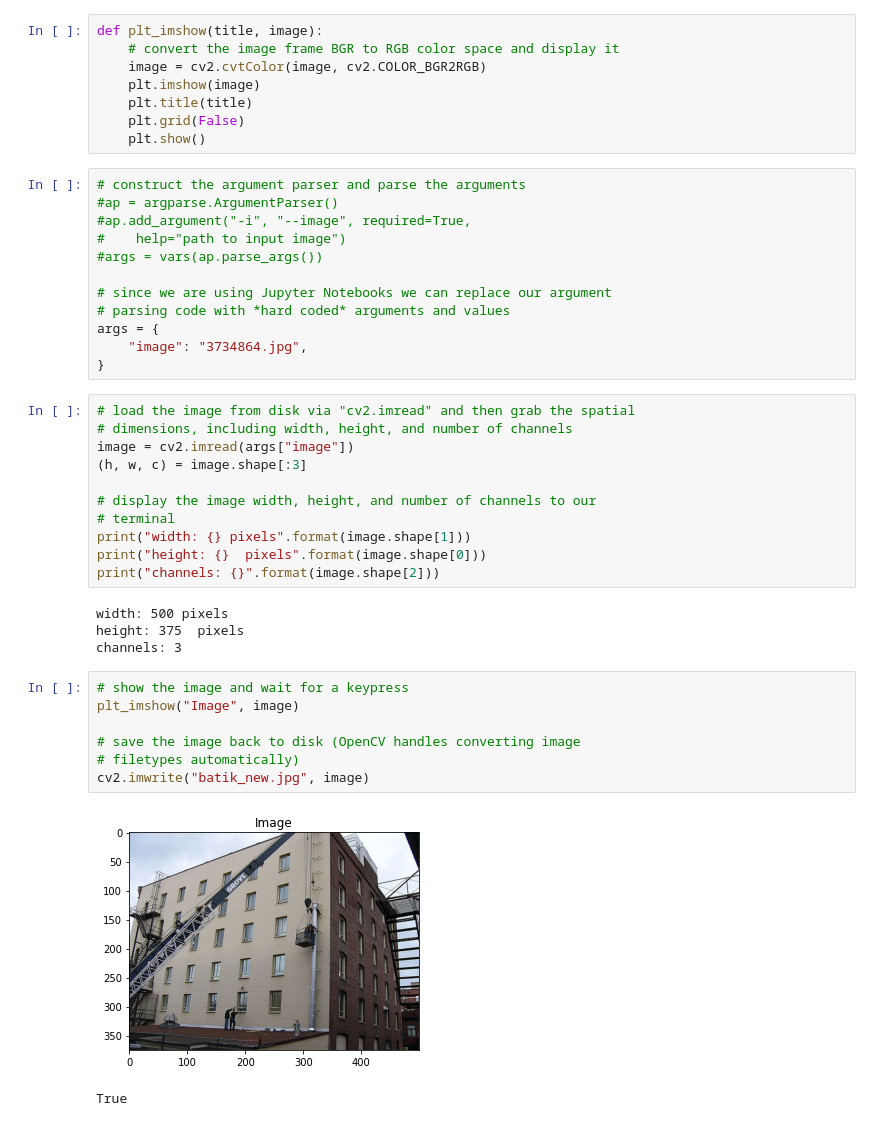
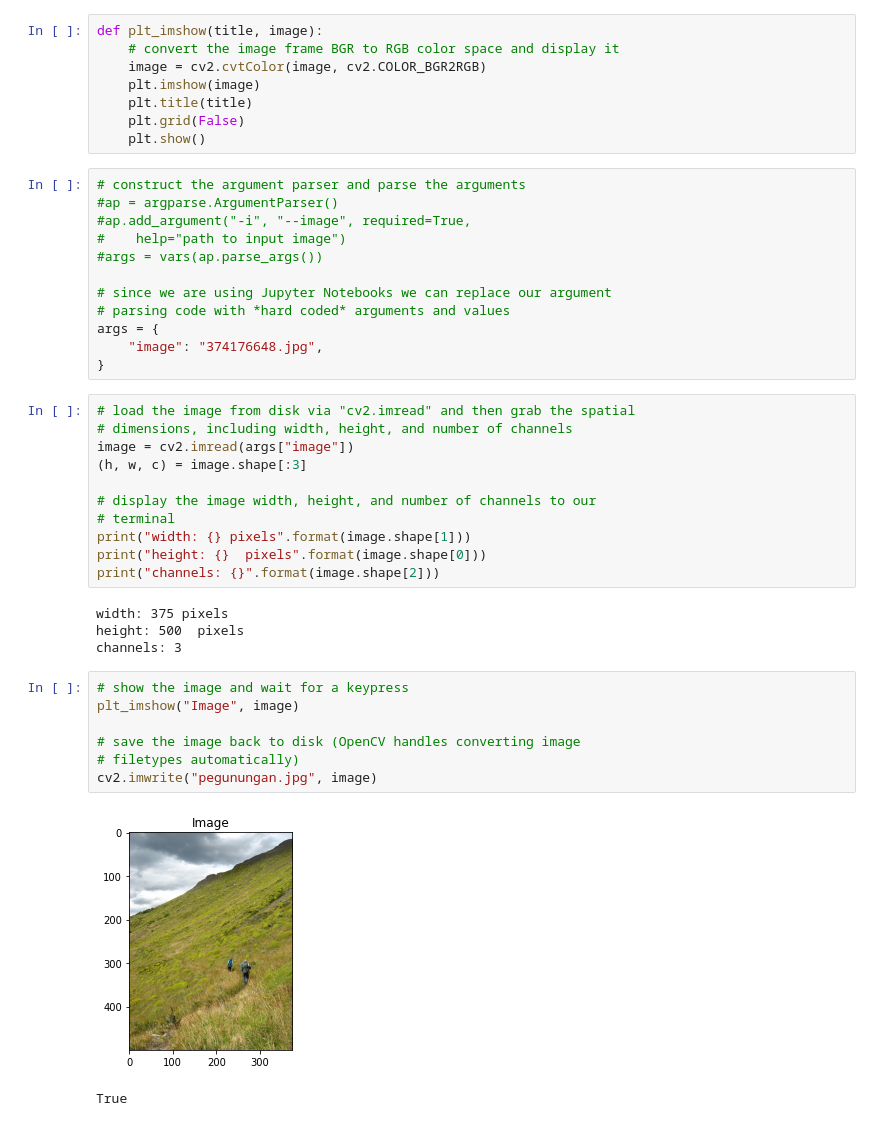
Before and after one commit to hanifnurf/TubesTKC_FlickrImage, a Jupyter notebook: opencv_basic/read_write_image.ipynb, the cells around one changed output. Drawn from its saved outputs; the diff is of its cells as text.

```diff
--- a/opencv_basic/read_write_image.ipynb
+++ b/opencv_basic/read_write_image.ipynb
@@ -34,7 +32,7 @@ def plt_imshow(title, image):
 # since we are using Jupyter Notebooks we can replace our argument
 # parsing code with *hard coded* arguments and values
 args = {
-	"image": "3734864.jpg",
+	"image": "374176648.jpg",
 }
 # %%
 # load the image from disk via "cv2.imread" and then grab the spatial
@@ -48,16 +46,16 @@ print("width: {} pixels".format(image.shape[1]))
 print("height: {}  pixels".format(image.shape[0]))
 print("channels: {}".format(image.shape[2]))
 # %% [output]
-width: 500 pixels
-height: 375  pixels
+width: 375 pixels
+height: 500  pixels
 channels: 3
 # %%
 # show the image and wait for a keypress
 plt_imshow("Image", image)
 
 # save the image back to disk (OpenCV handles converting image
 # filetypes automatically)
-cv2.imwrite("batik_new.jpg", image)
+cv2.imwrite("pegunungan.jpg", image)
 # %% [output]
-[figure, old version]
+[figure, new version]
 True
```
Also changed, not shown: parts of 2 cells of this notebook.
